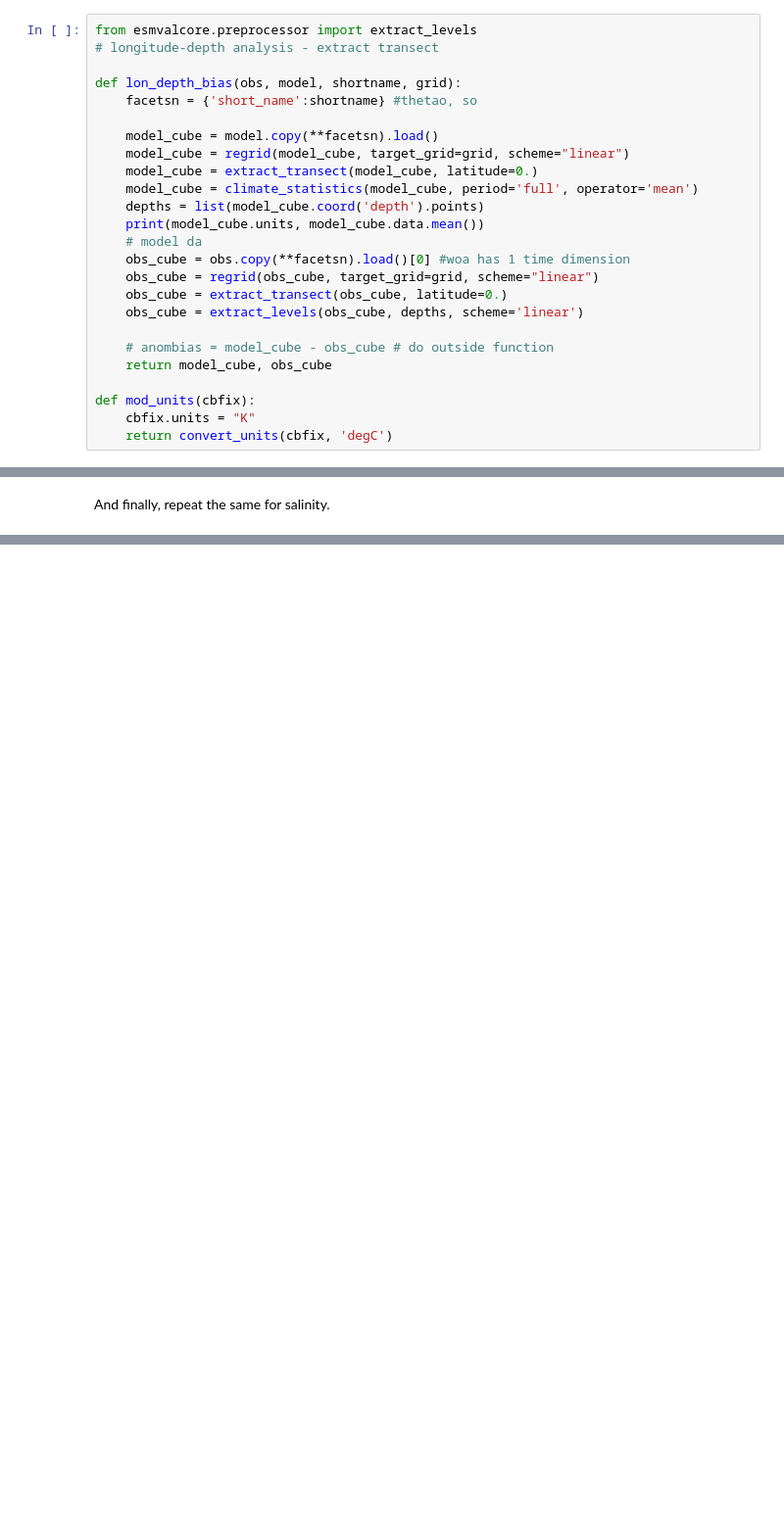
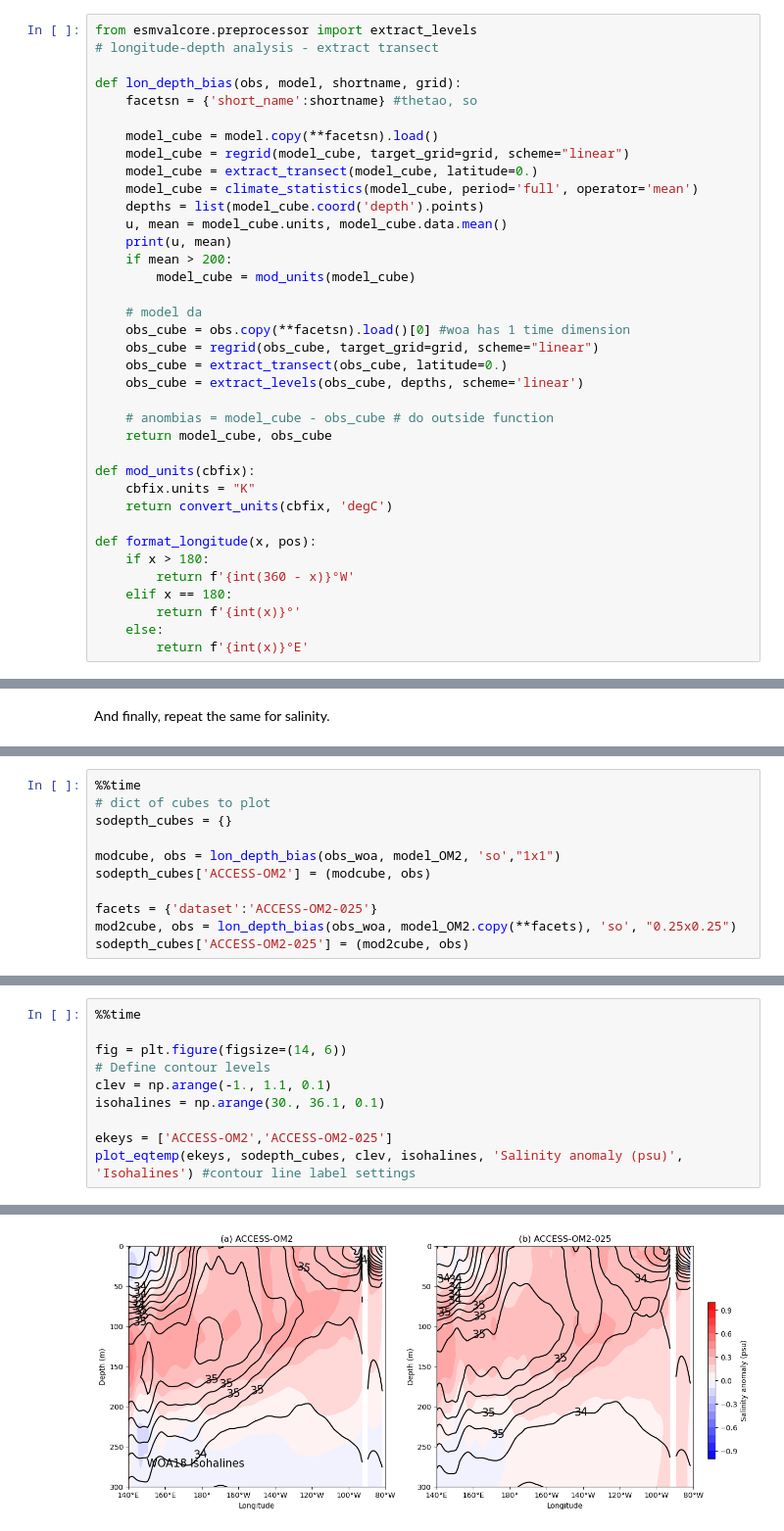
Before and after one commit to ACCESS-NRI/ACCESS-ENSO-recipes, a Jupyter notebook: cosima/02_Compare_SST_SSS_to_WOA18.ipynb, the cells around one changed output, grey strips where cells are left out. Shown at 98% size. Saved outputs shown, nothing was run; the diff lists cells and outputs as text; blank space fills up the shorter version.

```diff
--- a/cosima/02_Compare_SST_SSS_to_WOA18.ipynb
+++ b/cosima/02_Compare_SST_SSS_to_WOA18.ipynb
@@ -213,7 +216,11 @@ def lon_depth_bias(obs, model, shortname, grid):
     model_cube = extract_transect(model_cube, latitude=0.)
     model_cube = climate_statistics(model_cube, period='full', operator='mean')
     depths = list(model_cube.coord('depth').points)
-    print(model_cube.units, model_cube.data.mean())
+    u, mean = model_cube.units, model_cube.data.mean()
+    print(u, mean)
+    if mean > 200:
+        model_cube = mod_units(model_cube)
+
     # model da
     obs_cube = obs.copy(**facetsn).load()[0] #woa has 1 time dimension
     obs_cube = regrid(obs_cube, target_grid=grid, scheme="linear")
@@ -226,6 +233,14 @@ def lon_depth_bias(obs, model, shortname, grid):
 def mod_units(cbfix):
     cbfix.units = "K"
     return convert_units(cbfix, 'degC')
+
+def format_longitude(x, pos):
+    if x > 180:
+        return f'{int(360 - x)}°W'
+    elif x == 180:
+        return f'{int(x)}°'
+    else:
+        return f'{int(x)}°E'
 # %%
 %%time
 # dict of cubes to plot
@@ -350,0 +328,11 @@ plot_eqsalt(ekeys)
+# %%
+%%time
+# dict of cubes to plot
+sodepth_cubes = {}
+
+modcube, obs = lon_depth_bias(obs_woa, model_OM2, 'so',"1x1")
+sodepth_cubes['ACCESS-OM2'] = (modcube, obs)
+
+facets = {'dataset':'ACCESS-OM2-025'}
+mod2cube, obs = lon_depth_bias(obs_woa, model_OM2.copy(**facets), 'so', "0.25x0.25")
+sodepth_cubes['ACCESS-OM2-025'] = (mod2cube, obs)
@@ -350,0 +353,11 @@ plot_eqsalt(ekeys)
+# %%
+%%time
+
+fig = plt.figure(figsize=(14, 6))
+# Define contour levels
+clev = np.arange(-1., 1.1, 0.1)
+isohalines = np.arange(30., 36.1, 0.1)
+
+ekeys = ['ACCESS-OM2','ACCESS-OM2-025']
+plot_eqtemp(ekeys, sodepth_cubes, clev, isohalines, 'Salinity anomaly (psu)', 'Isohalines') #contour line label settings
+# %% [output]
@@ -350,0 +376 @@ plot_eqsalt(ekeys)
+[figure, added]
```
Also changed, not shown: parts of 18 cells of this notebook.
